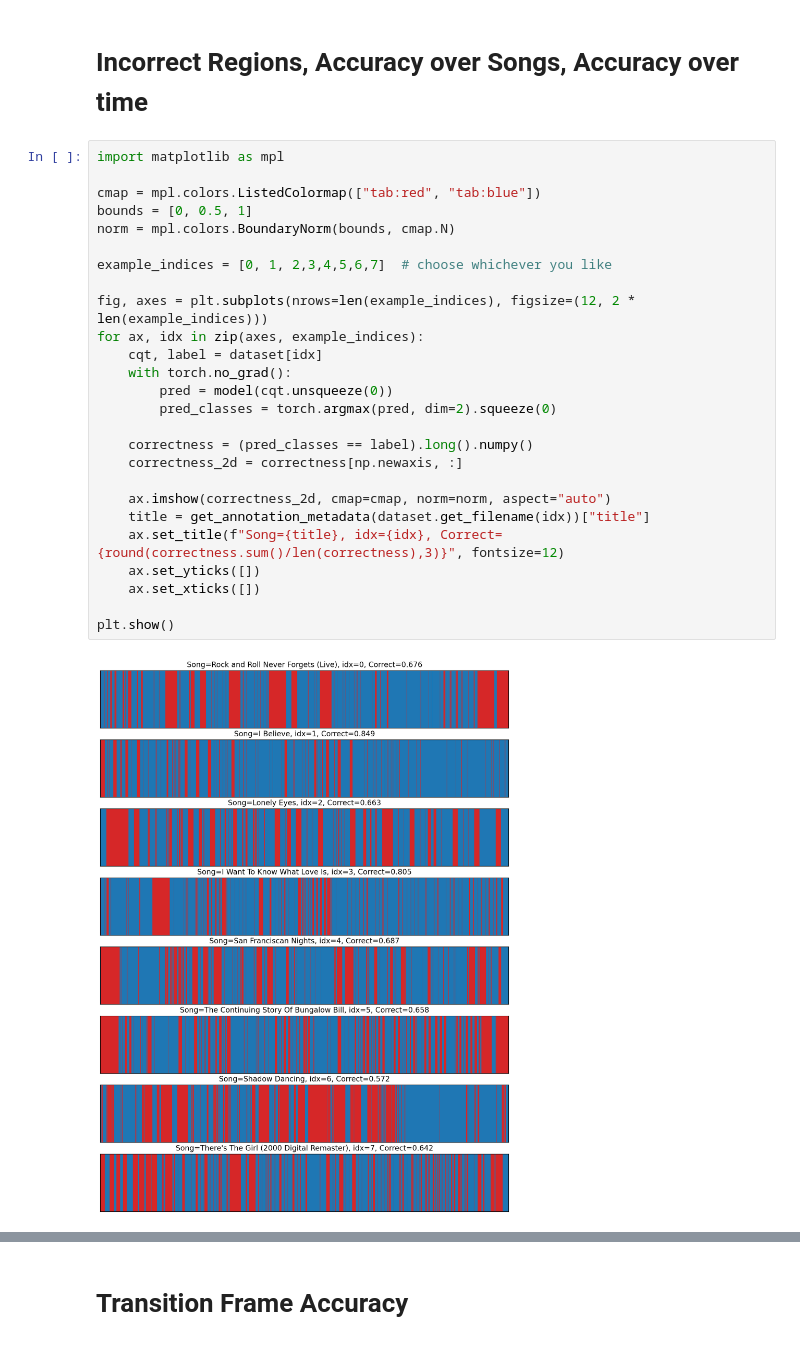
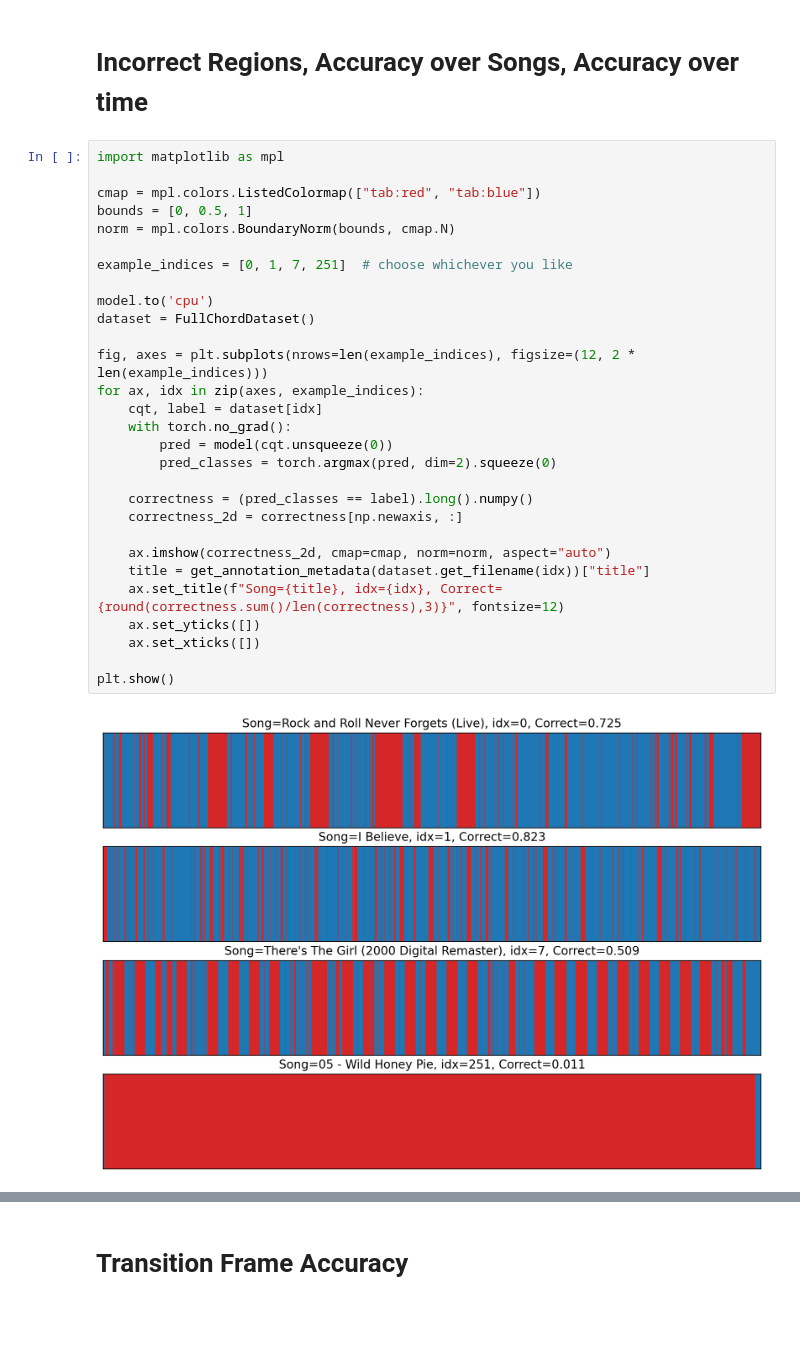
Before and after one commit to PierreRL/AutomaticChordRecognition, a Jupyter notebook: notebooks/model_behaviour_exp_large.ipynb, the cells around one changed output, grey strips where cells are left out. Drawn from its saved outputs; the diff is of its cells as text; blank space fills up the shorter version.

```diff
--- a/notebooks/model_behaviour_exp_large.ipynb
+++ b/notebooks/model_behaviour_exp_large.ipynb
@@ -182,28 +182,31 @@ plt.show()
 # %%
 import matplotlib as mpl
 
 cmap = mpl.colors.ListedColormap(["tab:red", "tab:blue"])
 bounds = [0, 0.5, 1]
 norm = mpl.colors.BoundaryNorm(bounds, cmap.N)
 
-example_indices = [0, 1, 2,3,4,5,6,7]  # choose whichever you like
+example_indices = [0, 1, 7, 251]  # choose whichever you like
+
+model.to('cpu')
+dataset = FullChordDataset()
 
 fig, axes = plt.subplots(nrows=len(example_indices), figsize=(12, 2 * len(example_indices)))
 for ax, idx in zip(axes, example_indices):
     cqt, label = dataset[idx]
     with torch.no_grad():
         pred = model(cqt.unsqueeze(0))
         pred_classes = torch.argmax(pred, dim=2).squeeze(0)
 
     correctness = (pred_classes == label).long().numpy()
     correctness_2d = correctness[np.newaxis, :]
 
     ax.imshow(correctness_2d, cmap=cmap, norm=norm, aspect="auto")
     title = get_annotation_metadata(dataset.get_filename(idx))["title"]
     ax.set_title(f"Song={title}, idx={idx}, Correct={round(correctness.sum()/len(correctness),3)}", fontsize=12)
     ax.set_yticks([])
     ax.set_xticks([])
 
 plt.show()
 # %% [output]
-[figure, old version]
+[figure, new version]
```
Also changed, not shown: parts of 14 cells of this notebook, 3 other files.
